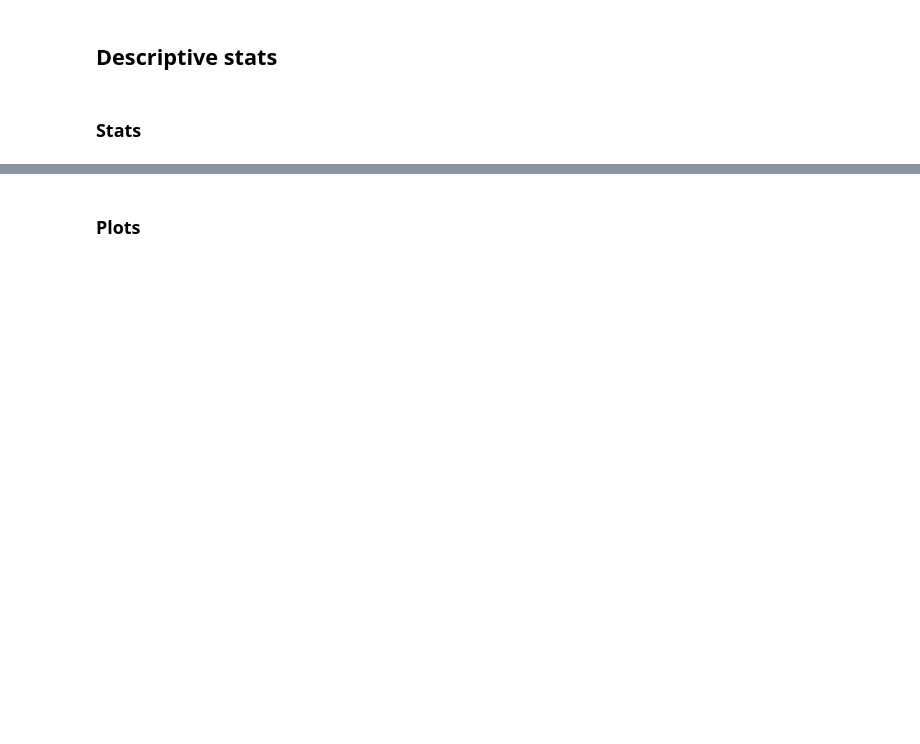
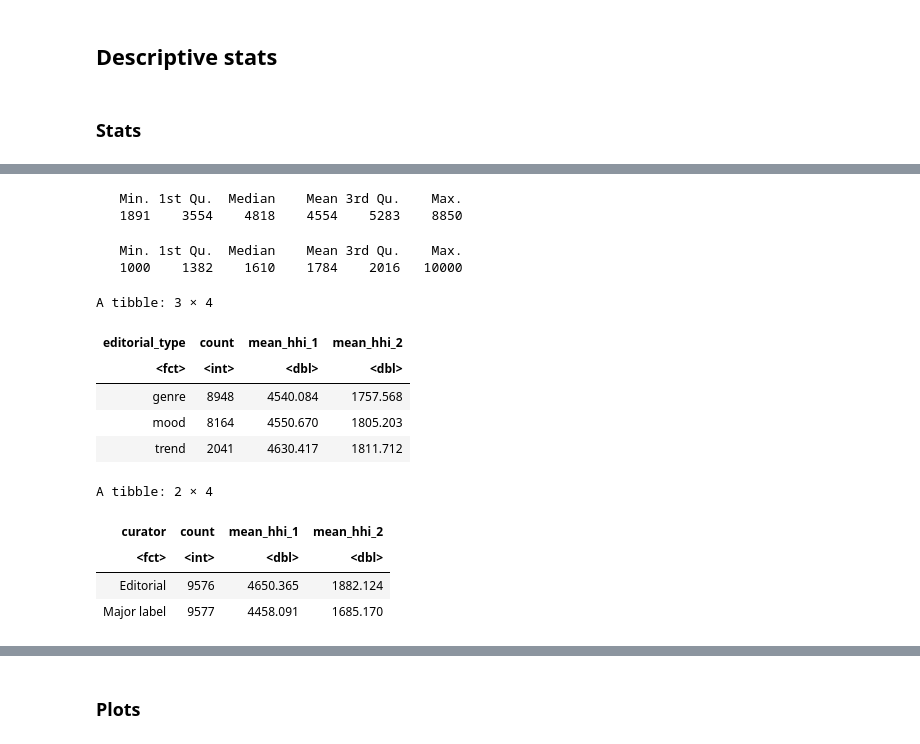
Before and after one commit to julienmbarki/article-diversity-editorial, a Jupyter notebook: data_analysis/data_analysis.ipynb, the cells around one changed output, grey strips where cells are left out. Cells and saved outputs as stored; diff of their text form; code cells hidden in the pictures; blank space fills up the shorter version.

```diff
--- a/data_analysis/data_analysis.ipynb
+++ b/data_analysis/data_analysis.ipynb
@@ -475,15 +528,39 @@ df %>%
 # %%
 # HH-Index
 summary(df$hh_index)
 summary(df$hh_index_2)
 
 df %>%
     group_by(editorial_type) %>%
     summarise(
         count = n(),
         mean_hhi_1 = mean(hh_index, na.rm = TRUE),
         mean_hhi_2 = mean(hh_index_2, na.rm = TRUE)
     )
+
+df %>%
+    group_by(curator) %>%
+    summarise(
+        count = n(),
+        mean_hhi_1 = mean(hh_index, na.rm = TRUE),
+        mean_hhi_2 = mean(hh_index_2, na.rm = TRUE)
+    )
+# %% [output]
+   Min. 1st Qu.  Median    Mean 3rd Qu.    Max.
+   1891    3554    4818    4554    5283    8850
+   Min. 1st Qu.  Median    Mean 3rd Qu.    Max.
+   1000    1382    1610    1784    2016   10000
+A tibble: 3 × 4
+| editorial_type | count | mean_hhi_1 | mean_hhi_2 |
+| <fct> | <int> | <dbl> | <dbl> |
+| genre | 8948 | 4540.084 | 1757.568 |
+| mood | 8164 | 4550.670 | 1805.203 |
+| trend | 2041 | 4630.417 | 1811.712 |
+A tibble: 2 × 4
+| curator | count | mean_hhi_1 | mean_hhi_2 |
+| <fct> | <int> | <dbl> | <dbl> |
+| Editorial | 9576 | 4650.365 | 1882.124 |
+| Major label | 9577 | 4458.091 | 1685.170 |
 # %%
 # Distances index
 summary(df$distances)
```
Also changed, not shown: parts of 25 cells of this notebook.
